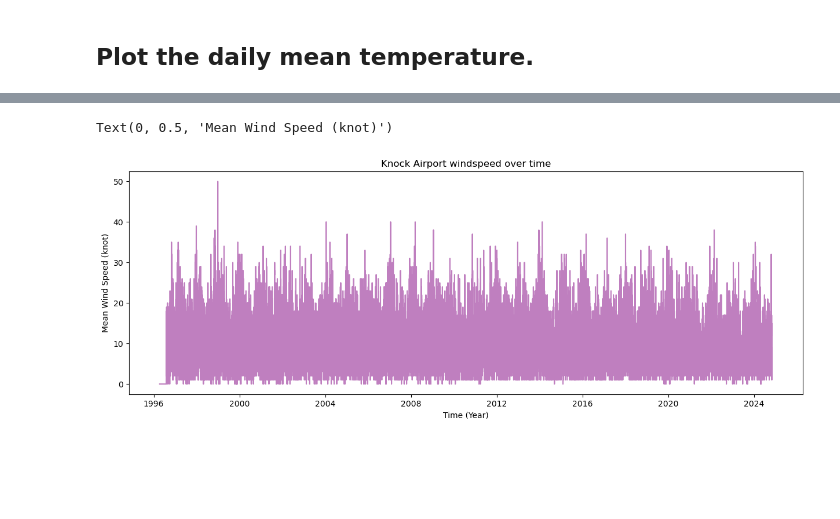
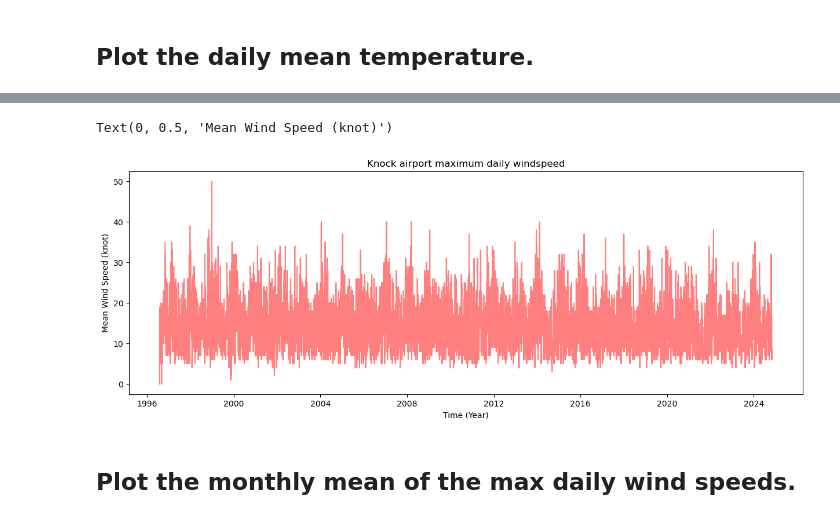
Before and after one commit to eoghanpw/PFDA-assignments, a Jupyter notebook: assignment_6_weather.ipynb, the cells around one changed output, grey strips where cells are left out. Drawn from its saved outputs; the diff is of its cells as text; code cells hidden in the pictures; blank space fills up the shorter version.

```diff
--- a/assignment_6_weather.ipynb
+++ b/assignment_6_weather.ipynb
@@ -13,7 +14,7 @@ import matplotlib.pyplot as plt
 ## Import the data.
 # %%
 # Need to ignore the first 23 rows of the data.
-weather = pd.read_csv("https://cli.fusio.net/cli/climate_data/webdata/hly4935.csv", skiprows=23)
+w = pd.read_csv("https://cli.fusio.net/cli/climate_data/webdata/hly4935.csv", skiprows=23)
 # %% [markdown]
 ## First look at the data.
 # %%
@@ -27,3 +28,8 @@ weather.head()
 | 3 | 31-jul-1996 10:00 | 0 | 0.0 | 0 | 12.9 | 0 | 11.3 | 9.8 | 0.0 | 0 | ... | ... |
 | 4 | 31-jul-1996 11:00 | 0 | 0.0 | 0 | 14.5 | 0 | 10.8 | 7.0 | 0.0 | 0 | ... | ... |
 5 rows × 21 columns
+# %%
+# Let's drop the April row in the dataframe.
+weather = w[1:]
+
+weather.head()
@@ -52,8 +66,7 @@ memory usage: 39.7+ MB
 ## Update the date column to a pandas datetime object
 # %%
 # Update the date column dtype to datetime.
-
-weather["date"] = pd.to_datetime(w["date"], format="%d-%b-%Y %H:%M")
+weather["date"] = pd.to_datetime(weather["date"], format="%d-%b-%Y %H:%M")
 
 weather["date"]
 # %% [output]
@@ -217,0 +295,5 @@ memory usage: 3.8+ MB
+# %%
+# Resample to get max daily wind speed.
+max_daily_windspeed = windspeed_clean.resample("D").max()
+
+max_daily_windspeed.head()
@@ -218,21 +308,14 @@ memory usage: 3.8+ MB
 # %%
-# Convert values to floats.
-# https://pandas.pydata.org/docs/reference/api/pandas.to_numeric.html#pandas-to-numeric
-
-windspeed = pd.to_numeric(weather_date["wdsp"], errors="coerce")
-
-# Drop the NaN.
-windspeed_clean = windspeed.dropna()
-
-# Plot
-
+# Plot.
 fig, ax = plt.subplots(figsize=(15, 5))
 
-ax.plot(windspeed_clean, color="purple", alpha=0.5)
+ax.plot(max_daily_windspeed, color="red", alpha=0.5)
 
-ax.set_title("Knock Airport windspeed over time")
+ax.set_title("Knock airport maximum daily windspeed")
 ax.set_xlabel("Time (Year)")
 ax.set_ylabel("Mean Wind Speed (knot)")
 # %% [output]
 Text(0, 0.5, 'Mean Wind Speed (knot)')
-[figure, old version]
+[figure, new version]
+# %% [markdown]
+## Plot the monthly mean of the max daily wind speeds.
```
Also changed, not shown: parts of 31 cells of this notebook.
